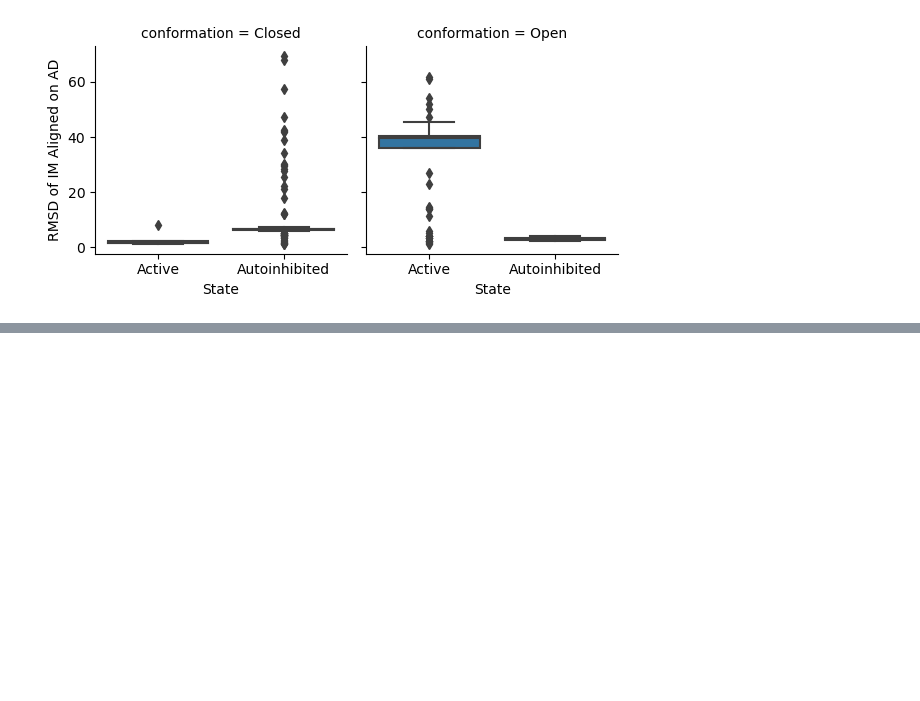
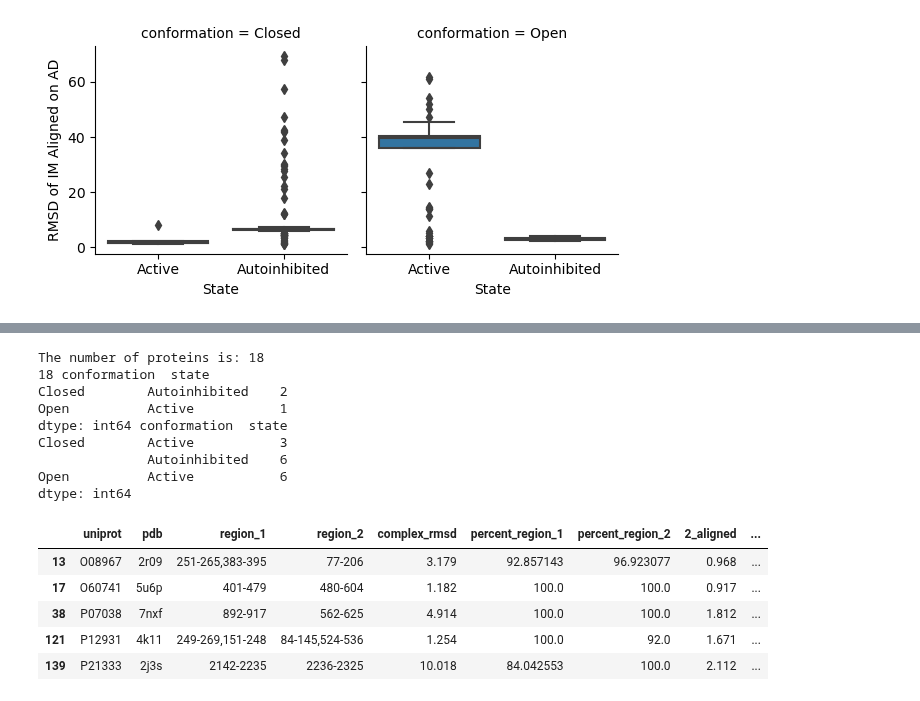
Before and after one commit to jpigles/alphafold-rmsd, a Jupyter notebook: both_states.ipynb, the cells around one changed output, grey strips where cells are left out. Cells and saved outputs as stored; diff of their text form; code cells hidden in the pictures; blank space fills up the shorter version.

Commit message:
Updated subdivisions of proteins by date and alignment

```diff
--- a/both_states.ipynb
+++ b/both_states.ipynb
@@ -83,0 +342,48 @@ plt.show()
+# %%
+'''
+Repeat the above steps, but for proteins that have both structures.
+'''
+df = pd.read_csv('./project_pipeline/data/classified_files_3.tsv', sep='\t').astype('object')
+
+df  = df.dropna(subset=['conformation', 'state'])
+
+df['distinct_count'] = df.groupby('uniprot')['state'].transform('nunique')
+
+# Dataframe with only proteins with both states
+both_states = df[df['distinct_count'] == 2]
+
+# Count the number of unique uniprot ids within the original dataframe
+num_proteins = both_states.groupby(['uniprot']).size()
+print('The number of proteins is: ' + str(len(num_proteins)))
+
+# Find the pdb id with the lowest 2_comp value for each uniprot id. We use this as a proxy for the AlphaFold2 structure's conformation and state
+both_states = both_states.sort_values(by=['uniprot', '2_comp'])
+both_states = both_states.drop_duplicates(subset=['uniprot'], keep='first')
+
+both_states_greater = both_states[both_states['2_comp'] > 15]
+# Ignore any structures that have a 2_comp value greater than 15
+both_states_lesser = both_states[both_states['2_comp'] <= 15]
+
+# Find the number of structures for each conformation and state
+greater = both_states_greater.groupby(['conformation', 'state']).size()
+less = both_states_lesser.groupby(['conformation', 'state']).size()
+
+print(len(num_proteins), greater, less)
+
+both_states.head()
+# %% [output]
+The number of proteins is: 18
+18 conformation  state
+Closed        Autoinhibited    2
+Open          Active           1
+dtype: int64 conformation  state
+Closed        Active           3
+              Autoinhibited    6
+Open          Active           6
+dtype: int64
+|  | uniprot | pdb | region_1 | region_2 | complex_rmsd | percent_region_1 | percent_region_2 | 2_aligned | ... |
+| 13 | O08967 | 2r09 | 251-265,383-395 | 77-206 | 3.179 | 92.857143 | 96.923077 | 0.968 | ... |
+| 17 | O60741 | 5u6p | 401-479 | 480-604 | 1.182 | 100.0 | 100.0 | 0.917 | ... |
+| 38 | P07038 | 7nxf | 892-917 | 562-625 | 4.914 | 100.0 | 100.0 | 1.812 | ... |
+| 121 | P12931 | 4k11 | 249-269,151-248 | 84-145,524-536 | 1.254 | 100.0 | 92.0 | 1.671 | ... |
+| 139 | P21333 | 2j3s | 2142-2235 | 2236-2325 | 10.018 | 84.042553 | 100.0 | 2.112 | ... |
```
Also changed, not shown: parts of 8 cells of this notebook, 10 other files.
